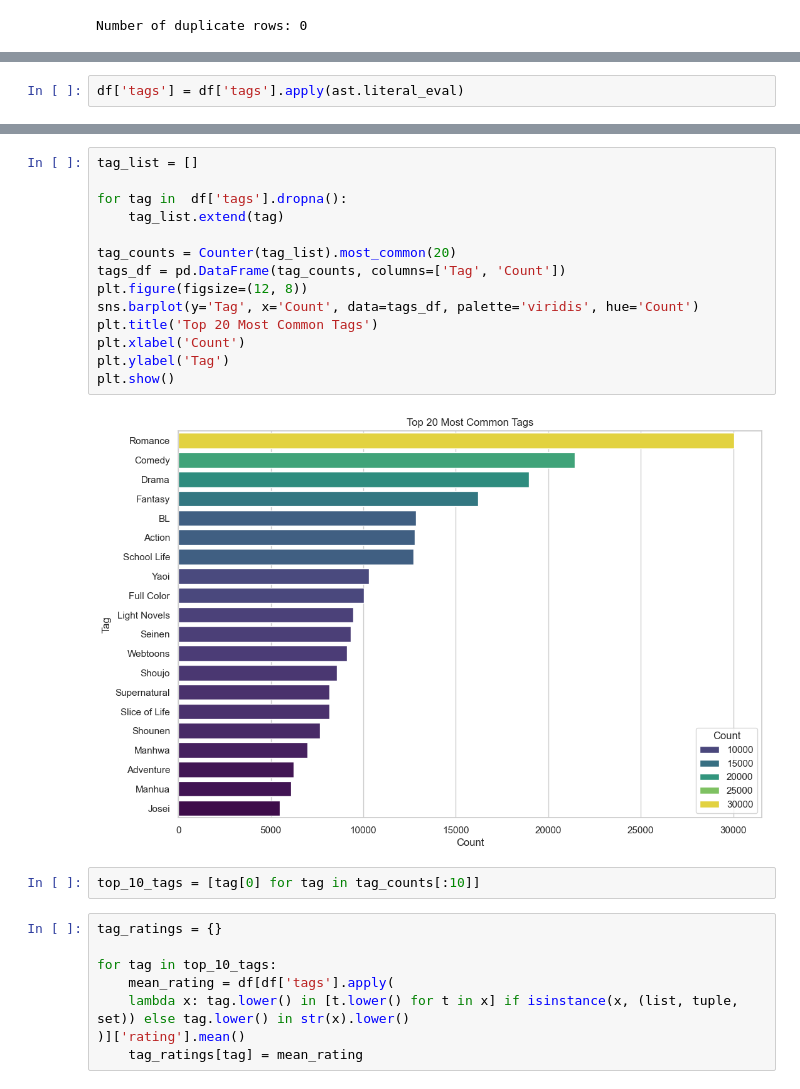
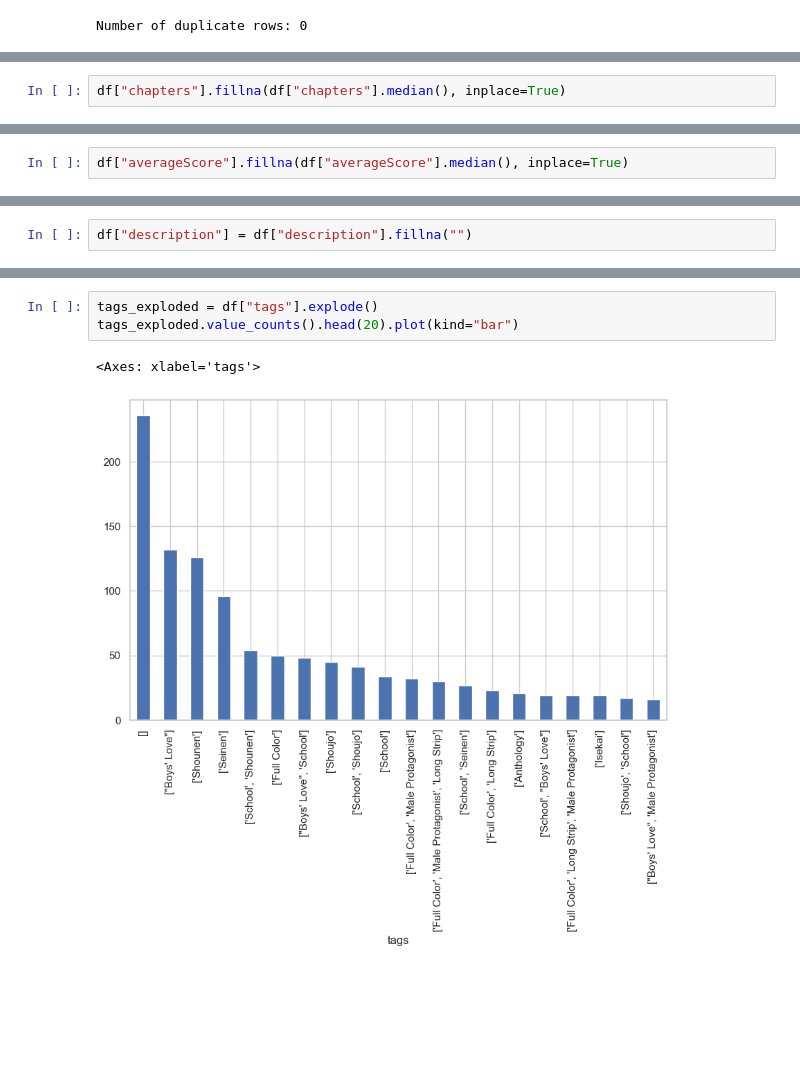
Before and after one commit to rslwnyx/Webtoon_Reccomendation, a Jupyter notebook: notebooks/eda.ipynb, the cells around one changed output, grey strips where cells are left out. Saved outputs shown, nothing was run; the diff lists cells and outputs as text; blank space fills up the shorter version.

```diff
--- a/notebooks/eda.ipynb
+++ b/notebooks/eda.ipynb
@@ -101,0 +113,2 @@ Year Distribution
+# %%
+df["chapters"].fillna(df["chapters"].median(), inplace=True)
@@ -101,0 +122,2 @@ Year Distribution
+# %%
+df["averageScore"].fillna(df["averageScore"].median(), inplace=True)
@@ -102 +131,3 @@ Year Distribution
+# %%
+df["description"] = df["description"].fillna("")
 # %%
@@ -116,2 +137,0 @@ Content Analysis (Tags and Comic Type)
-# %%
-df['tags'] = df['tags'].apply(ast.literal_eval)
@@ -118,26 +144,6 @@ df['tags'] = df['tags'].apply(ast.literal_eval)
 # %%
-tag_list = []
-
-for tag in  df['tags'].dropna():
-    tag_list.extend(tag)
-
-tag_counts = Counter(tag_list).most_common(20)
-tags_df = pd.DataFrame(tag_counts, columns=['Tag', 'Count'])
-plt.figure(figsize=(12, 8))
-sns.barplot(y='Tag', x='Count', data=tags_df, palette='viridis', hue='Count')
-plt.title('Top 20 Most Common Tags')
-plt.xlabel('Count')
-plt.ylabel('Tag')
-plt.show()
+tags_exploded = df["tags"].explode()
+tags_exploded.value_counts().head(20).plot(kind="bar")
 # %% [output]
+<Axes: xlabel='tags'>
-[figure, old version]
+[figure, new version]
-# %%
-top_10_tags = [tag[0] for tag in tag_counts[:10]]
-# %%
-tag_ratings = {}
-
-for tag in top_10_tags:
-    mean_rating = df[df['tags'].apply(
-    lambda x: tag.lower() in [t.lower() for t in x] if isinstance(x, (list, tuple, set)) else tag.lower() in str(x).lower()
-)]['rating'].mean()
-    tag_ratings[tag] = mean_rating
```
Also changed, not shown: parts of 24 cells of this notebook, 11 other files.
